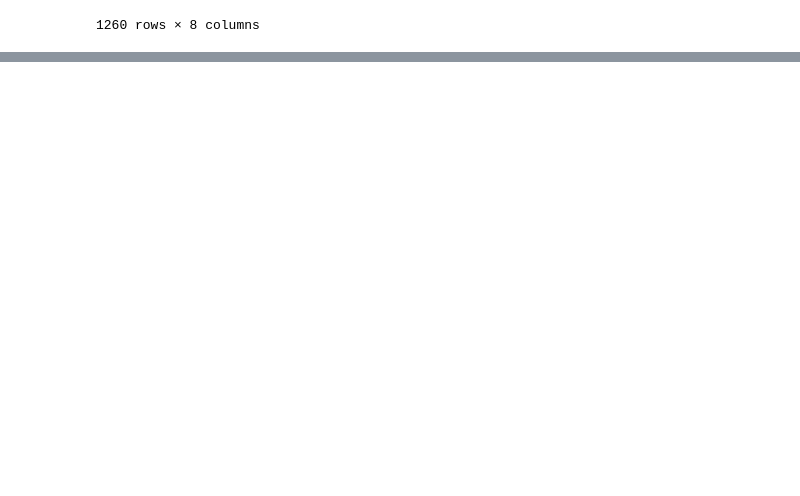
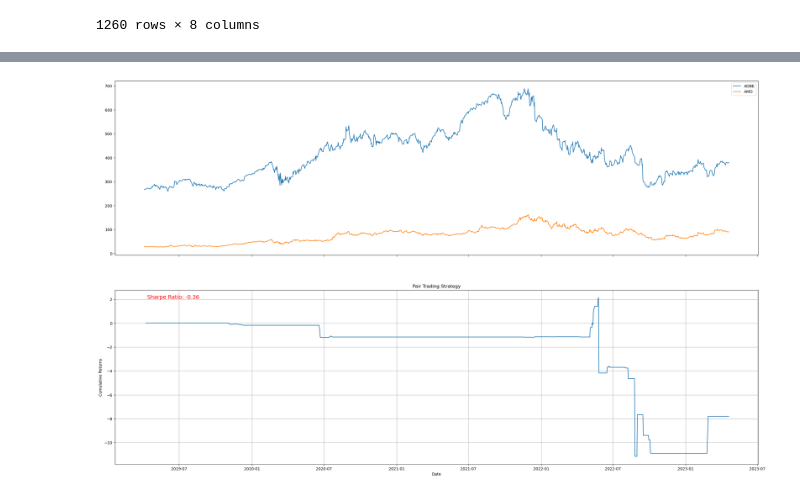
Before and after one commit to adi-suresh01/Pairs_Trading_Strategy_1, a Jupyter notebook: pairs.ipynb, the cells around one changed output, grey strips where cells are left out. Cells and saved outputs as stored; diff of their text form; code cells hidden in the pictures; blank space fills up the shorter version.

```diff
--- a/pairs.ipynb
+++ b/pairs.ipynb
@@ -607,0 +608,41 @@ plt.tight_layout()
+# %%
+# Normalize asset prices
+signals['asset1_normalized'] = (signals['asset1'] - signals['asset1'].mean()) / signals['asset1'].std()
+signals['asset2_normalized'] = (signals['asset2'] - signals['asset2'].mean()) / signals['asset2'].std()
+
+# Calculate daily returns for each asset
+signals['asset1_returns'] = signals['asset1_normalized'].pct_change()
+signals['asset2_returns'] = signals['asset2_normalized'].pct_change()
+
+# Calculate portfolio returns based on positions
+signals['portfolio_returns'] = signals['positions1'].shift(1) * signals['asset1_returns'] + signals['positions2'].shift(1) * signals['asset2_returns']
+
+# Calculate cumulative returns
+signals['cumulative_returns'] = (1 + signals['portfolio_returns']).cumprod() - 1
+
+# Calculate Sharpe ratio
+daily_returns_mean = signals['portfolio_returns'].mean()
+daily_returns_std = signals['portfolio_returns'].std()
+sharpe_ratio = (252**0.5) * (daily_returns_mean / daily_returns_std)
+
+# Visualize trading signals and position
+fig, ax = plt.subplots(2, 1, figsize=(30, 18), sharex=True)
+
+# Plot asset prices
+ax[0].plot(signals.index, signals['asset1'], label=asset1)
+ax[0].plot(signals.index, signals['asset2'], label=asset2)
+ax[0].legend()
+
+# Plot trading signals
+ax[1].plot(signals.index, signals['cumulative_returns'])
+ax[1].set_ylabel('Cumulative Returns')
+
+# Add Sharpe ratio to the plot
+ax[1].annotate(f'Sharpe Ratio: {sharpe_ratio:.2f}', xy=(0.05, 0.95), xycoords='axes fraction', fontsize=14, color='red')
+
+plt.xlabel('Date')
+plt.title('Pair Trading Strategy')
+plt.grid(True)
+plt.show()
+# %% [output]
+[figure, added]
```
Also changed, not shown: parts of 12 cells of this notebook.
